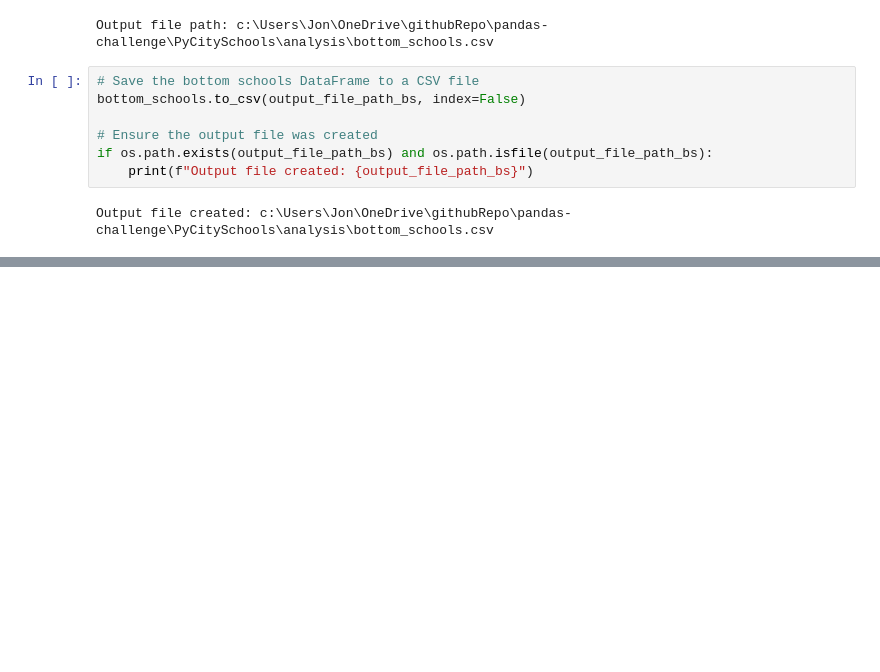
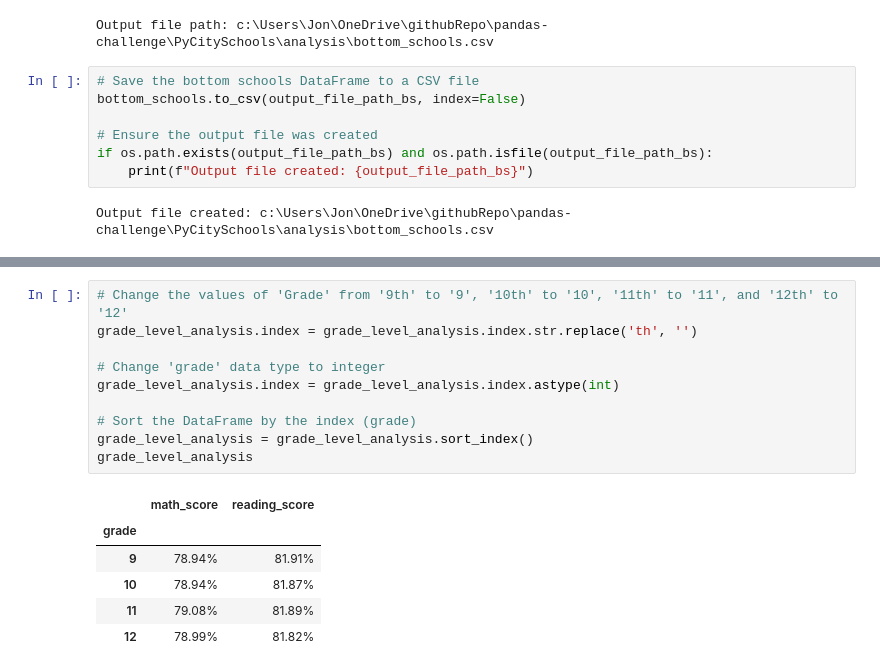
Before and after one commit to Jon-Pierson/pandas-challenge, a Jupyter notebook: PyCitySchools/main.ipynb, the cells around one changed output, grey strips where cells are left out. Cells and saved outputs as stored; diff of their text form; blank space fills up the shorter version.

```diff
--- a/PyCitySchools/main.ipynb
+++ b/PyCitySchools/main.ipynb
@@ -577,0 +591,17 @@ Output file created: c:\Users\Jon\OneDrive\githubRepo\pandas-challenge\PyCitySch
+# %%
+# Change the values of 'Grade' from '9th' to '9', '10th' to '10', '11th' to '11', and '12th' to '12'
+grade_level_analysis.index = grade_level_analysis.index.str.replace('th', '')
+
+# Change 'grade' data type to integer
+grade_level_analysis.index = grade_level_analysis.index.astype(int)
+
+# Sort the DataFrame by the index (grade)
+grade_level_analysis = grade_level_analysis.sort_index()
+grade_level_analysis
+# %% [output]
+|  | math_score | reading_score |
+| grade |  |  |
+| 9 | 78.94% | 81.91% |
+| 10 | 78.94% | 81.87% |
+| 11 | 79.08% | 81.89% |
+| 12 | 78.99% | 81.82% |
```
Also changed, not shown: parts of 4 cells of this notebook, 1 other file.
